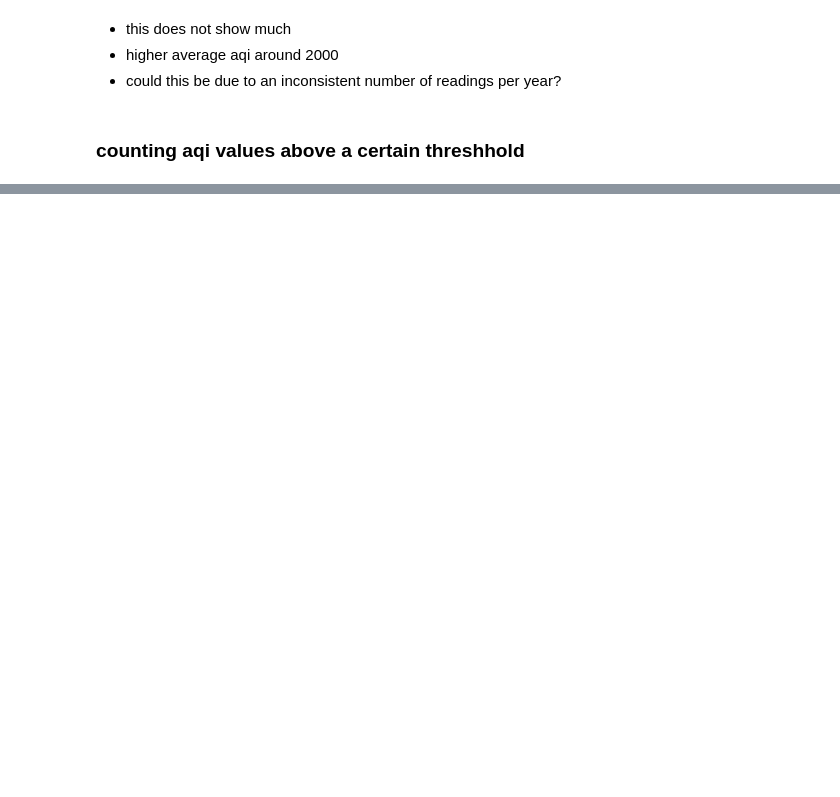
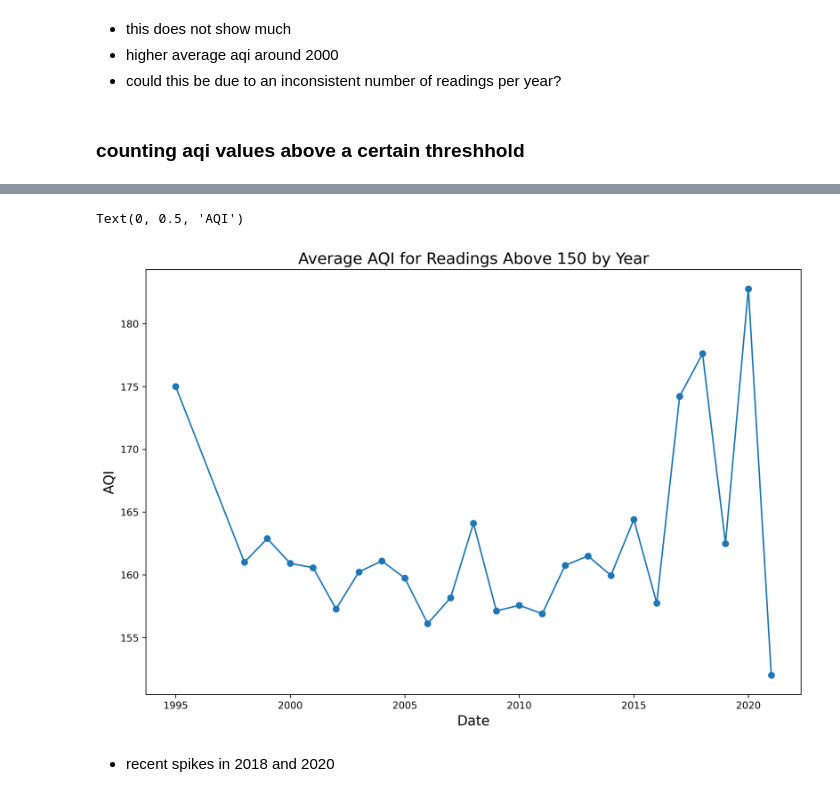
Before and after one commit to aqi-science/notebook, a Jupyter notebook: wildfire.ipynb, the cells around one changed output, grey strips where cells are left out. Drawn from its saved outputs; the diff is of its cells as text; code cells hidden in the pictures; blank space fills up the shorter version.

```diff
--- a/wildfire.ipynb
+++ b/wildfire.ipynb
@@ -230,0 +207,10 @@ plt.ylabel('AQI', fontsize=14)
+# %%
+# average for readings above 150 by year
+# filter for year and aqi columns only
+unhealthy_year_aqi = ca_unhealthy[["Year", "AQI"]]
+
+# find average AQI for each year and reset index
+unhealthy_mean = unhealthy_year_aqi.groupby('Year').mean()
+unhealthy_mean = unhealthy_mean.reset_index()
+
+unhealthy_mean
@@ -230,0 +235,15 @@ plt.ylabel('AQI', fontsize=14)
+# %%
+plt.figure(figsize=(12, 8), dpi=300)    # create a new figure, set size and resolution (dpi)
+plt.scatter(unhealthy_mean['Year'], unhealthy_mean['AQI'])  # add point for each year
+plt.plot(unhealthy_mean['Year'], unhealthy_mean['AQI']) # linegraph to connect the points
+
+#plt.legend(scatterpoints=1, handles='County Code', frameon=False, labelspacing=1, title='County Code')
+
+plt.title('Average AQI for Readings Above 150 by Year', fontsize=16)
+plt.xlabel('Date', fontsize=14)
+plt.ylabel('AQI', fontsize=14)
+# %% [output]
+Text(0, 0.5, 'AQI')
+[figure, added]
+# %% [markdown]
+- recent spikes in 2018 and 2020
```
Also changed, not shown: parts of 22 cells of this notebook.
